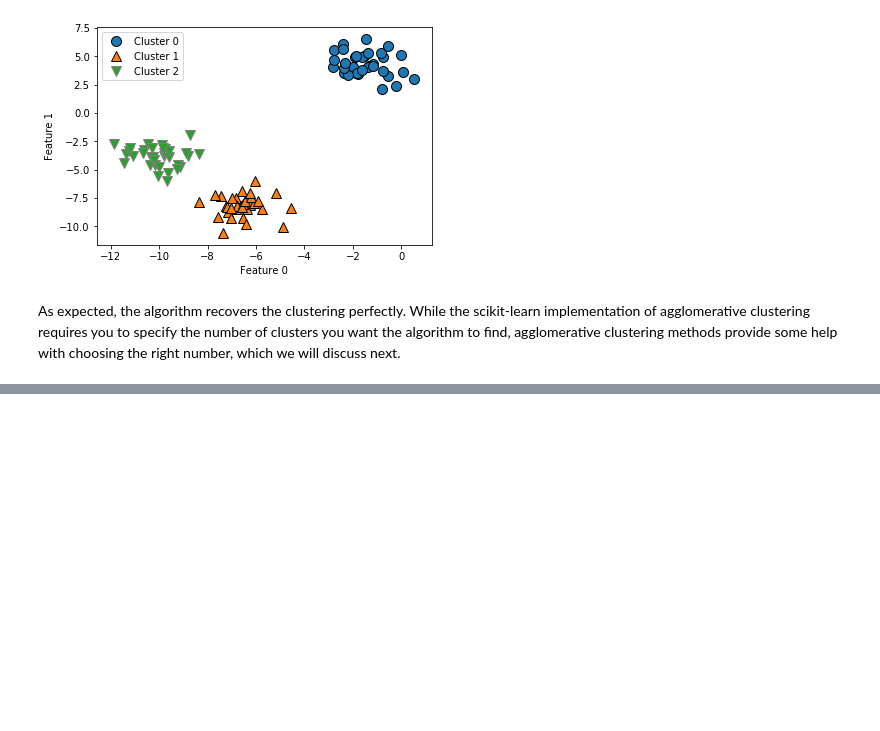
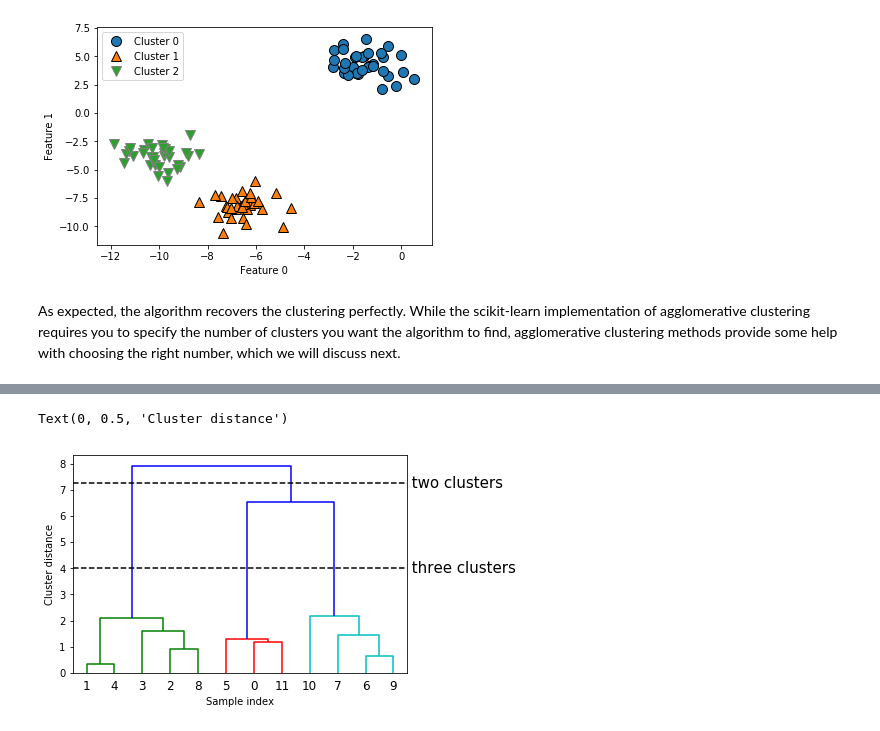
Before and after one commit to carlhinderer/python-ml-intro, a Jupyter notebook: notebooks/03_unsupervised_learning/g_agglomerative_clustering.ipynb, the cells around one changed output, grey strips where cells are left out. Cells and saved outputs as stored; diff of their text form; code cells hidden in the pictures; blank space fills up the shorter version.

Commit message:
Added notes about drawing scipy dendograms.

```diff
--- a/notebooks/03_unsupervised_learning/g_agglomerative_clustering.ipynb
+++ b/notebooks/03_unsupervised_learning/g_agglomerative_clustering.ipynb
@@ -59,0 +74,28 @@ As expected, the algorithm recovers the clustering perfectly. While the scikit-l
+# %%
+# Import the dendrogram function and the ward clustering function from SciPy
+from scipy.cluster.hierarchy import dendrogram, ward
+
+X, y = make_blobs(random_state=0, n_samples=12)
+
+# Apply the ward clustering to the data array X
+# The SciPy ward function returns an array that specifies the distances
+# bridged when performing agglomerative clustering
+linkage_array = ward(X)
+
+# Now we plot the dendrogram for the linkage_array containing the distances
+# between clusters
+dendrogram(linkage_array)
+
+# Mark the cuts in the tree that signify two or three clusters
+ax = plt.gca()
+bounds = ax.get_xbound()
+ax.plot(bounds, [7.25, 7.25], '--', c='k')
+ax.plot(bounds, [4, 4], '--', c='k')
+
+ax.text(bounds[1], 7.25, ' two clusters', va='center', fontdict={'size': 15})
+ax.text(bounds[1], 4, ' three clusters', va='center', fontdict={'size': 15})
+plt.xlabel("Sample index")
+plt.ylabel("Cluster distance")
+# %% [output]
+Text(0, 0.5, 'Cluster distance')
+[figure, added]
```
Also changed, not shown: parts of 7 cells of this notebook.
